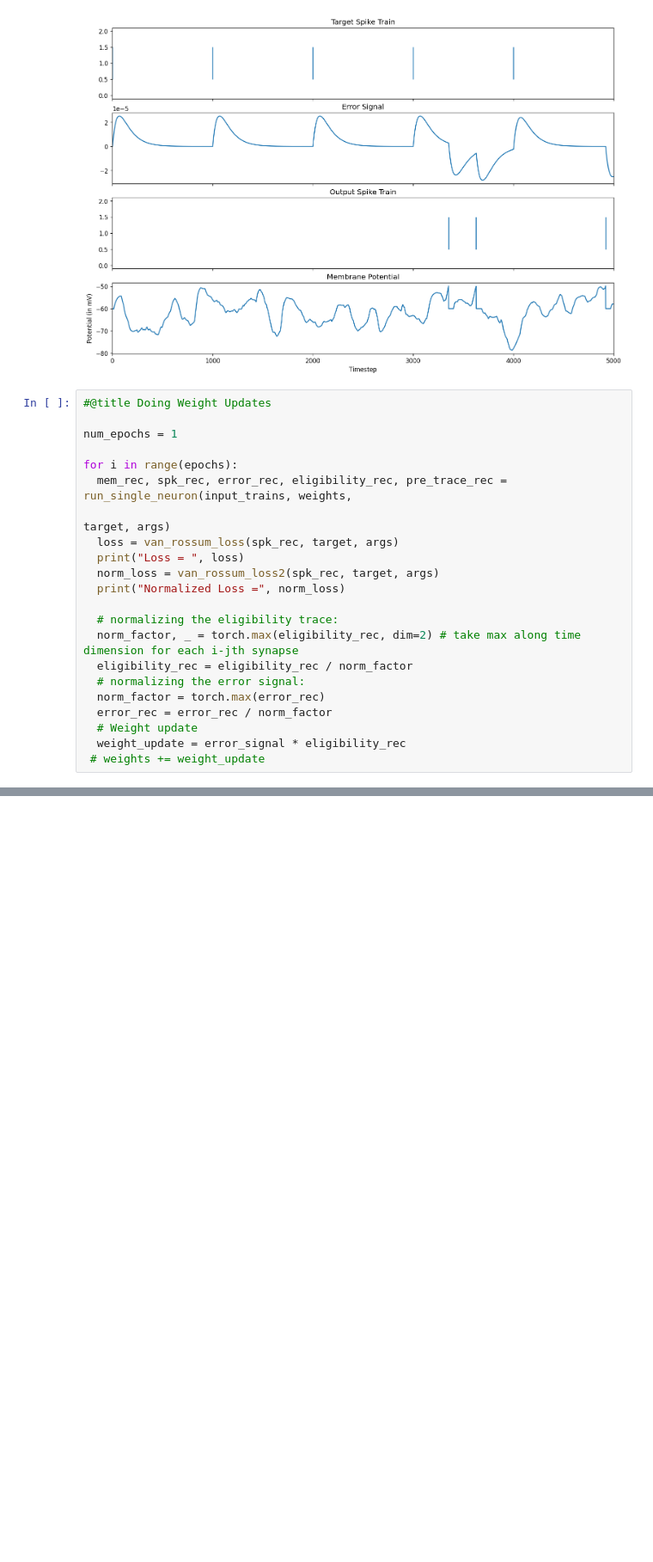
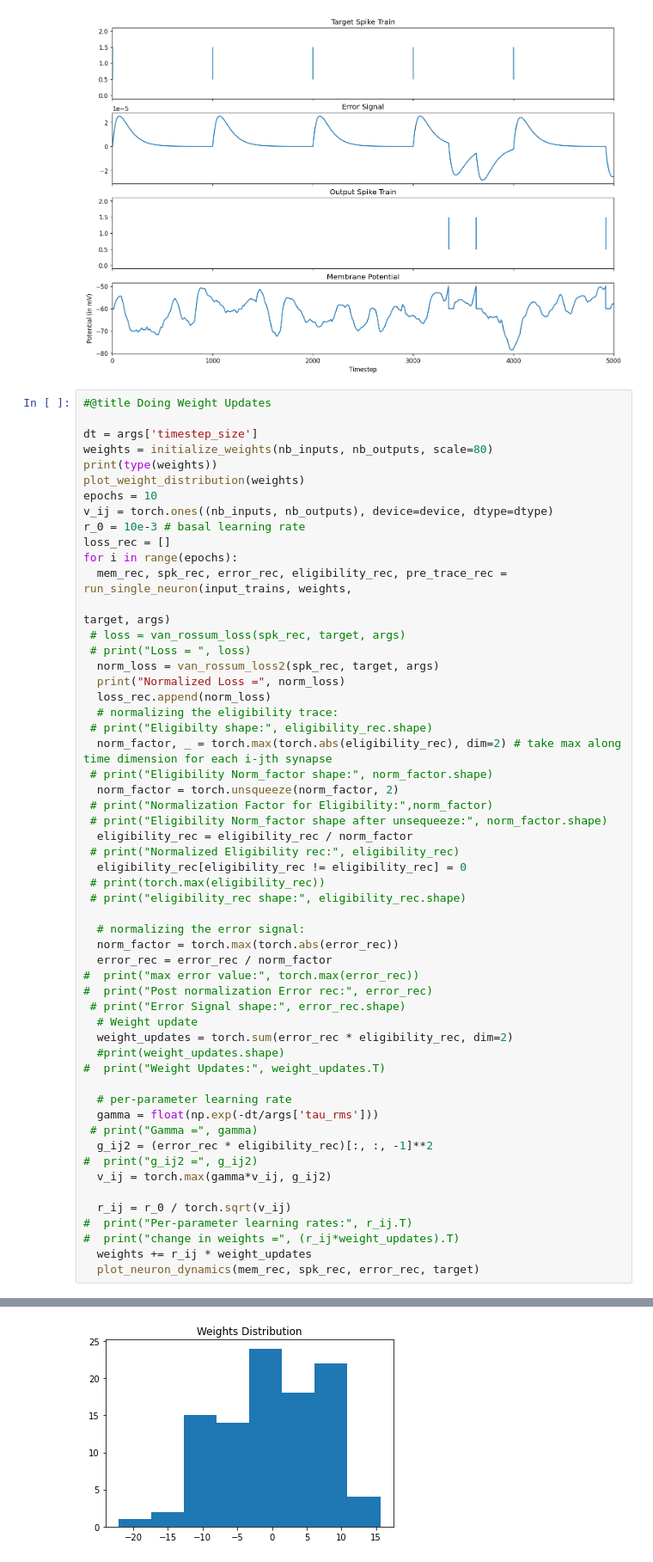
Before and after one commit to divyanshgupt/Unreliable-Transmission, a Jupyter notebook: Superspike implementation.ipynb, the cells around one changed output, grey strips where cells are left out. Shown at 86% size. Cells and saved outputs as stored; diff of their text form; blank space fills up the shorter version.

```diff
--- a/Superspike implementation.ipynb
+++ b/Superspike implementation.ipynb
@@ -935,23 +913,56 @@ plot_neuron_dynamics(mem_rec, spk_rec, error_rec, target)
 # %%
 #@title Doing Weight Updates
 
-num_epochs = 1
-
+dt = args['timestep_size']
+weights = initialize_weights(nb_inputs, nb_outputs, scale=80)
+print(type(weights))
+plot_weight_distribution(weights)
+epochs = 10
+v_ij = torch.ones((nb_inputs, nb_outputs), device=device, dtype=dtype)
+r_0 = 10e-3 # basal learning rate
+loss_rec = []
 for i in range(epochs):
   mem_rec, spk_rec, error_rec, eligibility_rec, pre_trace_rec = run_single_neuron(input_trains, weights,
                                                                                   target, args)
-  loss = van_rossum_loss(spk_rec, target, args)
-  print("Loss = ", loss)
+ # loss = van_rossum_loss(spk_rec, target, args)
+ # print("Loss = ", loss)
   norm_loss = van_rossum_loss2(spk_rec, target, args)
   print("Normalized Loss =", norm_loss)
+  loss_rec.append(norm_loss)
+  # normalizing the eligibility trace:
+ # print("Eligibilty shape:", eligibility_rec.shape)
+  norm_factor, _ = torch.max(torch.abs(eligibility_rec), dim=2) # take max along time dimension for each i-jth synapse
+ # print("Eligibility Norm_factor shape:", norm_factor.shape)
+  norm_factor = torch.unsqueeze(norm_factor, 2)
+ # print("Normalization Factor for Eligibility:",norm_factor)
+ # print("Eligibility Norm_factor shape after unsequeeze:", norm_factor.shape)
+  eligibility_rec = eligibility_rec / norm_factor
+ # print("Normalized Eligibility rec:", eligibility_rec)
+  eligibility_rec[eligibility_rec != eligibility_rec] = 0
+ # print(torch.max(eligibility_rec))
+ # print("eligibility_rec shape:", eligibility_rec.shape)
 
-  # normalizing the eligibility trace:
-  norm_factor, _ = torch.max(eligibility_rec, dim=2) # take max along time dimension for each i-jth synapse
-  eligibility_rec = eligibility_rec / norm_factor
   # normalizing the error signal:
-  norm_factor = torch.max(error_rec)
+  norm_factor = torch.max(torch.abs(error_rec))
   error_rec = error_rec / norm_factor
+#  print("max error value:", torch.max(error_rec))
+#  print("Post normalization Error rec:", error_rec)
+ # print("Error Signal shape:", error_rec.shape)
   # Weight update
-  weight_update = error_signal * eligibility_rec
- # weights += weight_update
+  weight_updates = torch.sum(error_rec * eligibility_rec, dim=2)
+  #print(weight_updates.shape)
+#  print("Weight Updates:", weight_updates.T)
+
+  # per-parameter learning rate
+  gamma = float(np.exp(-dt/args['tau_rms']))
+ # print("Gamma =", gamma)
+  g_ij2 = (error_rec * eligibility_rec)[:, :, -1]**2
+#  print("g_ij2 =", g_ij2)
+  v_ij = torch.max(gamma*v_ij, g_ij2)
+
+  r_ij = r_0 / torch.sqrt(v_ij)
+#  print("Per-parameter learning rates:", r_ij.T)
+#  print("change in weights =", (r_ij*weight_updates).T)
+  weights += r_ij * weight_updates
+  plot_neuron_dynamics(mem_rec, spk_rec, error_rec, target)
 # %% [output]
@@ -962,0 +971 @@ Normalized Loss = tensor(0.0201)
+[figure, added]
```
Also changed, not shown: parts of 22 cells of this notebook.
